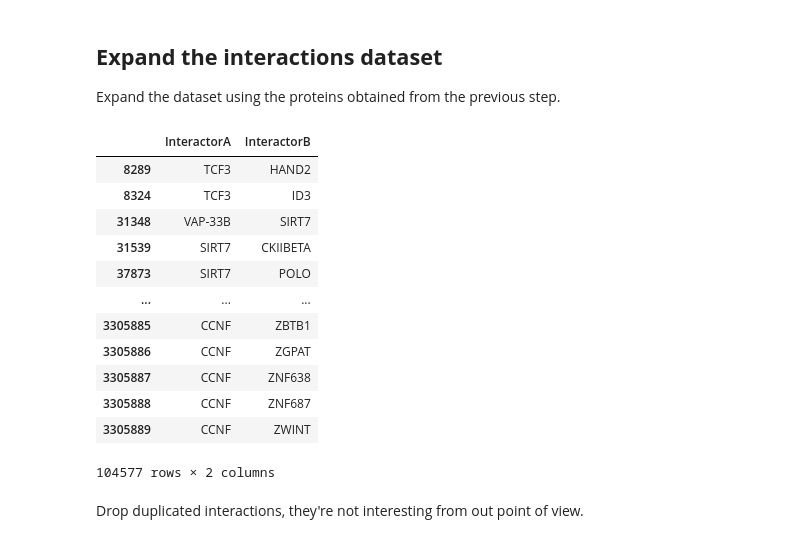
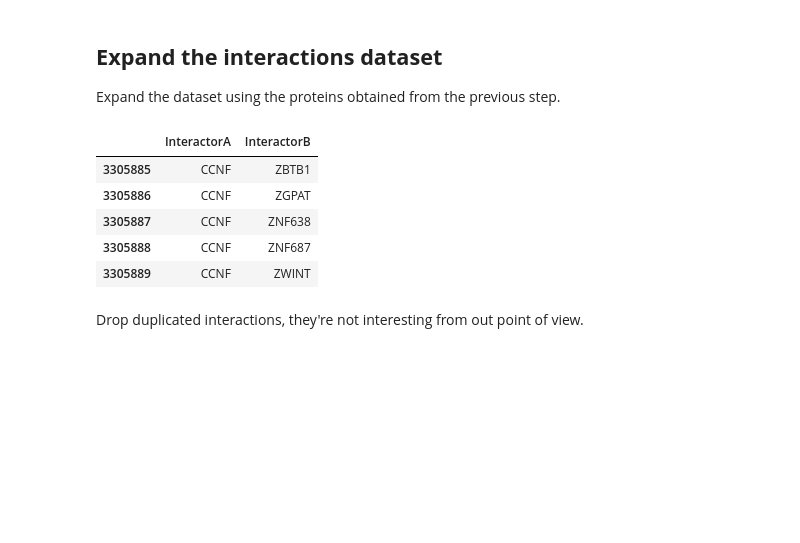
Before and after one commit to nikodallanoce/ComputationalHealthLaboratory, a Jupyter notebook: Project_CHL.ipynb, the cells around one changed output. Cells and saved outputs as stored; diff of their text form; code cells hidden in the pictures; blank space fills up the shorter version.

```diff
--- a/Project_CHL.ipynb
+++ b/Project_CHL.ipynb
@@ -90,32 +81,25 @@ for i in range(0, len(proteins_list), step):
 # %%
 # Load the data into a pandas dataframe
 dataset = pd.DataFrame.from_dict(data, orient="index")
 
 # Re-order the columns and select only the columns we want to see
 columns = ["OFFICIAL_SYMBOL_A", "OFFICIAL_SYMBOL_B"]
 dataset = dataset[columns]
 
 # Rename the columns and make all the values uppercase
 dataset = dataset.rename(columns={"OFFICIAL_SYMBOL_A": "InteractorA", "OFFICIAL_SYMBOL_B": "InteractorB"})
 dataset["InteractorA"] = dataset["InteractorA"].str.upper()
 dataset["InteractorB"] = dataset["InteractorB"].str.upper()
 
 # Print the dataframe
-dataset
+dataset.tail()
 # %% [output]
 |  | InteractorA | InteractorB |
-| 8289 | TCF3 | HAND2 |
-| 8324 | TCF3 | ID3 |
-| 31348 | VAP-33B | SIRT7 |
-| 31539 | SIRT7 | CKIIBETA |
-| 37873 | SIRT7 | POLO |
-| ... | ... | ... |
 | 3305885 | CCNF | ZBTB1 |
 | 3305886 | CCNF | ZGPAT |
 | 3305887 | CCNF | ZNF638 |
 | 3305888 | CCNF | ZNF687 |
 | 3305889 | CCNF | ZWINT |
-104577 rows × 2 columns
 # %% [markdown]
 Drop duplicated interactions, they're not interesting from out point of view.
 # %%
```
Also changed, not shown: parts of 86 cells of this notebook, 4 other files.
